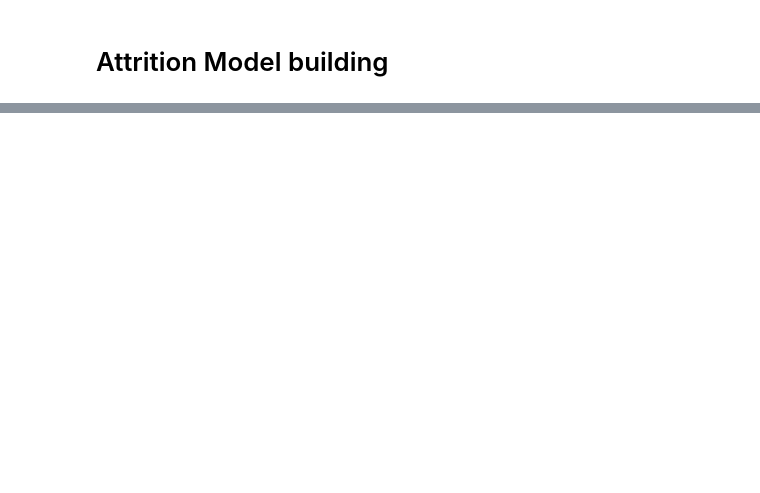
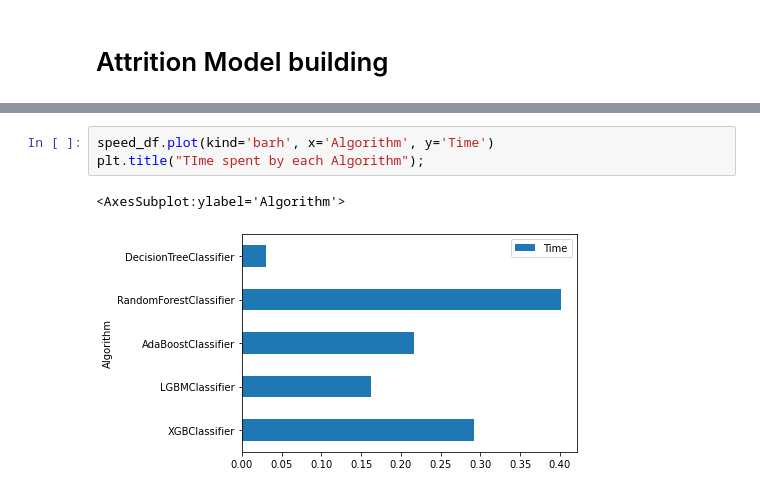
Before and after one commit to iamunik/Employee-Attrition, a Jupyter notebook: Machine Learning/Attrition model.ipynb, the cells around one changed output, grey strips where cells are left out. Saved outputs shown, nothing was run; the diff lists cells and outputs as text; blank space fills up the shorter version.

```diff
--- a/Machine Learning/Attrition model.ipynb
+++ b/Machine Learning/Attrition model.ipynb
@@ -265,0 +356,6 @@ The Pearson Correlation Coefficient of 'YearsWithCurrManager' is -0.156199315901
+# %%
+speed_df.plot(kind='barh', x='Algorithm', y='Time')
+plt.title("TIme spent by each Algorithm");
+# %% [output]
+<AxesSubplot:ylabel='Algorithm'>
+[figure, added]
```
Also changed, not shown: parts of 37 cells of this notebook.
